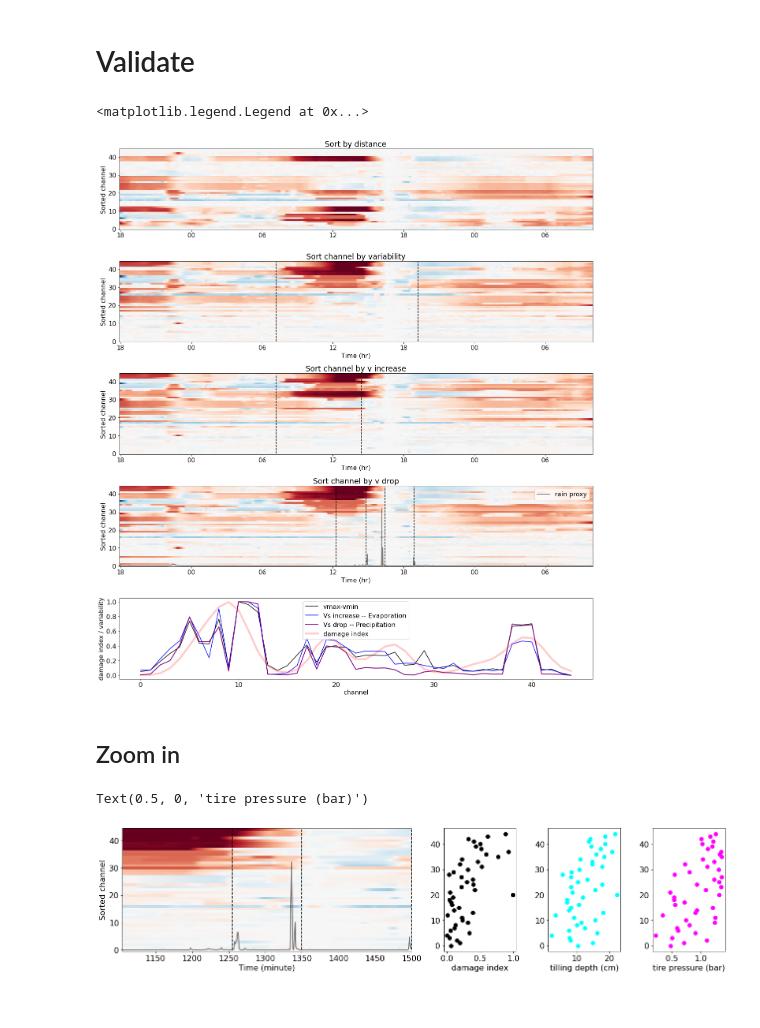
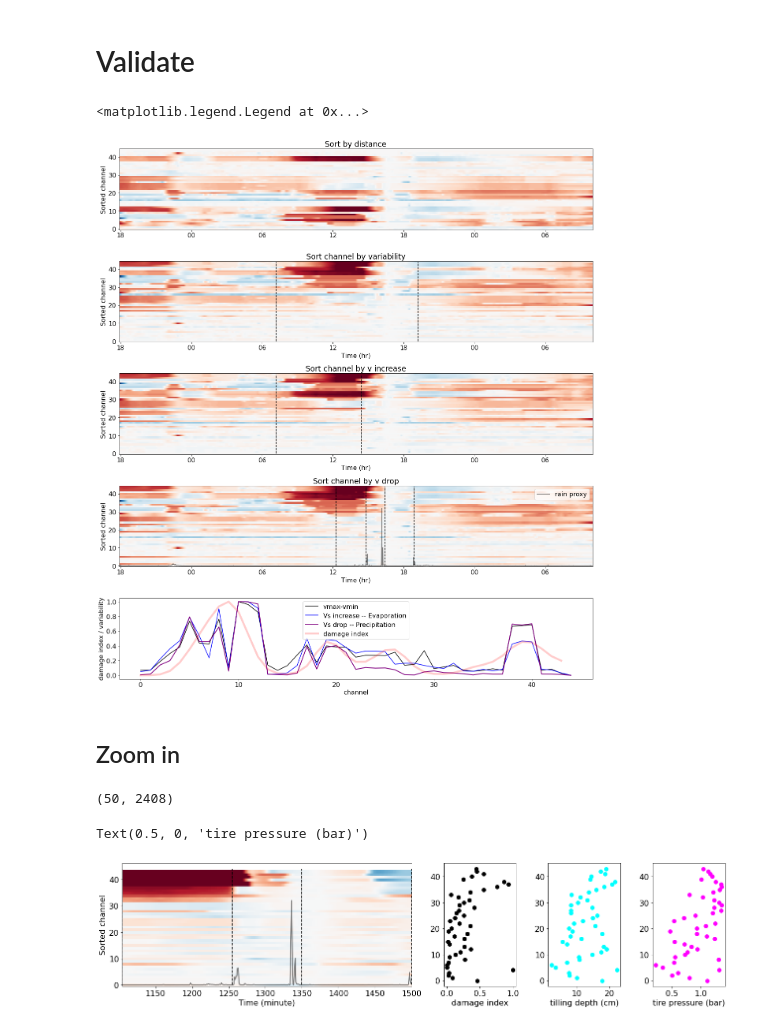
Before and after one commit to Denolle-Lab/FarmDAS, a Jupyter notebook: dvv_and_model/Fig3_spatial_damage.ipynb, the cells around one changed output. Saved outputs shown, nothing was run; the diff lists cells and outputs as text; code cells hidden in the pictures.

```diff
--- a/dvv_and_model/Fig3_spatial_damage.ipynb
+++ b/dvv_and_model/Fig3_spatial_damage.ipynb
@@ -27,8 +27,16 @@ dchan = 3.19
 # %% [markdown]
 ## Data 1 -- dV/V
 # %%
-with h5py.File('data/final_peaks_interp_smooth.h5', 'r') as f:
-    amp = f['smooth1d_dvv'][:]
+# with h5py.File('data/final_peaks_interp_smooth.h5', 'r') as f:
+#     amp = f['smooth1d_dvv'][:]
+
+
+with h5py.File('data/final_peaks_deRatio_2iterations.h5', 'r') as f:
+    deratio_dvv = f['deratio_dvv'][:]
+
+interp_f = interp1d(np.arange(0,2408,5), deratio_dvv, axis=-1, bounds_error=False, fill_value="extrapolate")
+interp_dvv = interp_f(np.arange(2408))
+amp = gaussian_filter1d(interp_dvv, sigma=4, axis=-1)
 
 minamp= np.nanmin(amp[:,800:1520], axis=1)
 maxamp= np.nanmax(amp[:,800:1520], axis=1)
@@ -273,8 +173,8 @@ dvv_variability = pd.read_csv(spatial_data)['dvv_varibility'].to_numpy()
 
 ### define a loop for gridsearch
 # Create a grid of a and b values
-a_values = np.arange(0.001, 3, 0.05)
-b_values = np.arange(0.001, 3, 0.05)
+a_values = np.arange(0.001, 5, 0.05)
+b_values = np.arange(0.001, 5, 0.05)
 correlation_matrix = np.zeros((len(a_values), len(b_values)))
 mse_matrix = np.zeros((len(a_values), len(b_values)))
 
@@ -328,7 +228,7 @@ print(f"Best b: {best_b_mse}")
 fig, (ax1, ax2) = plt.subplots(1, 2, figsize=(16, 4.5), gridspec_kw={'width_ratios': [2, 1]}, tight_layout=True)
 
 # Plot scaled variability and mechanical damage
-ax1.plot((np.arange(45)+50)*3.19, dvv_variability, label='variability', lw=6, color='gray')
+ax1.plot((np.arange(44)+6)*3.19, gaussian_filter1d(dvv_variability, sigma=0.5), label='variability', lw=6, color='gray')
 # ax1.plot((np.arange(45)+50)*3.19, gaussian_filter1d(dvv_variability, sigma=2), label='smoothed variability', lw=6, color='k', linestyle='--')
 ax1.set_xlabel("optical distance (m)", fontsize=16)
 ax1.set_ylabel("velocity variability", fontsize=16)
@@ -337,7 +237,7 @@ twinx = ax1.twinx()
 # correlation, mse, scaled_mechanical, scaled_variability = compute_misfit(best_a, best_b, tillage_interpolated, tire_interpolated, dvv_variability)
 # twinx.plot((np.arange(45)+50)*3.19, scaled_mechanical/4, label='$D_{tillage}^{1.1}~P_{tire}^{0.95}$', lw=3, color='red', alpha=0.2)
 correlation, mse, scaled_mechanical, scaled_variability = compute_misfit(best_a_mse, best_b_mse, tillage_interpolated, tire_interpolated, dvv_variability)
-twinx.plot((np.arange(45)+50)*3.19, scaled_mechanical/4, label='$D_{tillage}^{1.6}~P_{tire}^{1.6}$', lw=3, color='blue')
+twinx.plot((np.arange(44)+6)*3.19, scaled_mechanical/4, label='$D_{tillage}^{1.6}~P_{tire}^{1.6}$', lw=3, color='blue')
 # twinx.plot((np.arange(45)+50)*3.19, tire_interpolated, label='$D_{tillage}^{1.6}~P_{tire}^{1.6}$', lw=3, color='k')
 # twinx.plot((np.arange(45)+50)*3.19, tillage_interpolated * tire_interpolated/10, lw=3, color='purple')
 twinx.set_ylabel("damage index", fontsize=16, color='red')
@@ -347,7 +247,7 @@ twinx.legend(loc='upper right')
 # Covariance plot
 damage_index = scaled_mechanical/4
 ax2.plot([0, 1], [1, 0], transform=ax2.transAxes, color='gray', linestyle='--')
-cax = ax2.scatter(damage_index, 1 - scaled_variability/4, s=100,  cmap='viridis', c=(np.arange(45)+50)*3.19)
+cax = ax2.scatter(damage_index, 1 - scaled_variability/4, s=100,  cmap='viridis', c=(np.arange(44)+50)*3.19)
 ax2.set_ylabel("water retaining index", fontsize=16)
 ax2.set_xlabel("mechanical damage", fontsize=16)
 fig.colorbar(cax, ax=ax2, label='distance (m)', aspect=40)
@@ -442,39 +342,42 @@ axs[4].set_xlabel('channel')
 axs[4].legend()
 # %% [output]
 <matplotlib.legend.Legend at 0x...>
-[figure, old version]
+[figure, new version]
 # %% [markdown]
 ## Zoom in
+# %%
+amp.shape
+# %% [output]
+(50, 2408)
 # %%
-with h5py.File('data/final_peaks_interp_smooth.h5', 'r') as f:
-    smooth1d_dvv = f['smooth1d_dvv'][:]
+smooth1d_dvv = amp
 
-trim_dvv_smooth1d = smooth1d_dvv[6:51, 1105:1500]
+trim_dvv_smooth1d = smooth1d_dvv[6:50, 1105:1500]
 variability1 = np.fabs(np.nanmean(trim_dvv_smooth1d[:, :150], axis=1) - np.nanmean(trim_dvv_smooth1d[:, -150:], axis=1))
 variability_indices1 = np.argsort(variability1) + 6
 
 fig, (ax1, ax2, ax3, ax4) = plt.subplots(1, 4, figsize=(18, 4.5), gridspec_kw={'width_ratios': [4, 1,1,1]}, tight_layout=True)
 
-im = ax1.pcolor(np.arange(2408), np.arange(45), smooth1d_dvv[variability_indices1], shading='auto', vmin=-0.4, vmax=0.4, cmap='RdBu_r')
+im = ax1.pcolor(np.arange(2408), np.arange(44), smooth1d_dvv[variability_indices1], shading='auto', vmin=-0.4, vmax=0.4, cmap='RdBu_r')
 
 ax1.set_xlabel('Time (minute)')
 ax1.set_ylabel('Sorted channel')
 ax1.vlines([1105, 1255, 1350, 1500], 0, 44, color='k', linestyle='--')
 ax1.plot(ave_psd * 50, color='k', lw=2, alpha=0.5, label='rain proxy')
 ax1.set_xlim([1105,1500])
 plt.colorbar(im, ax=axs[3])
 
-ax2.scatter(damage_index[variability_indices1-6], np.arange(45), s=60, color='k')
+ax2.scatter(damage_index[variability_indices1-6], np.arange(44), s=60, color='k')
 ax2.set_xlabel('damage index')
 
-ax3.scatter(tillage_interpolated[variability_indices1-6]*1.5, np.arange(45), s=60, color='cyan')
+ax3.scatter(tillage_interpolated[variability_indices1-6]*1.5, np.arange(44), s=60, color='cyan')
 ax3.set_xlabel('tilling depth (cm)')
 
-ax4.scatter(tire_interpolated[variability_indices1-6]*1.5/10, np.arange(45), s=60, color='magenta')
+ax4.scatter(tire_interpolated[variability_indices1-6]*1.5/10, np.arange(44), s=60, color='magenta')
 ax4.set_xlabel('tire pressure (bar)')
 # %% [output]
 Text(0.5, 0, 'tire pressure (bar)')
-[figure, old version]
+[figure, new version]
 # %%
 fig, ax = plt.subplots(1,2, figsize=(25, 10))
 for i in range(50):
```
Also changed, not shown: parts of 13 cells of this notebook, 4 other files.
